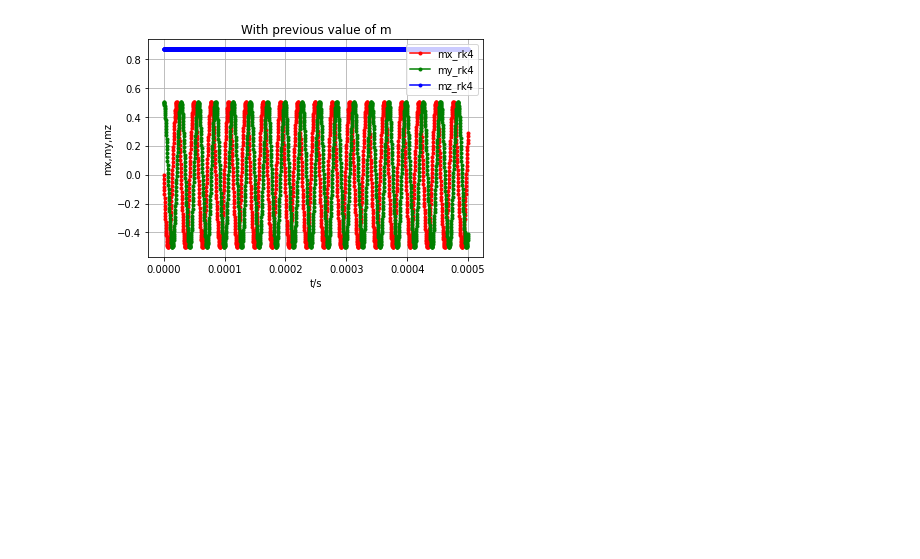
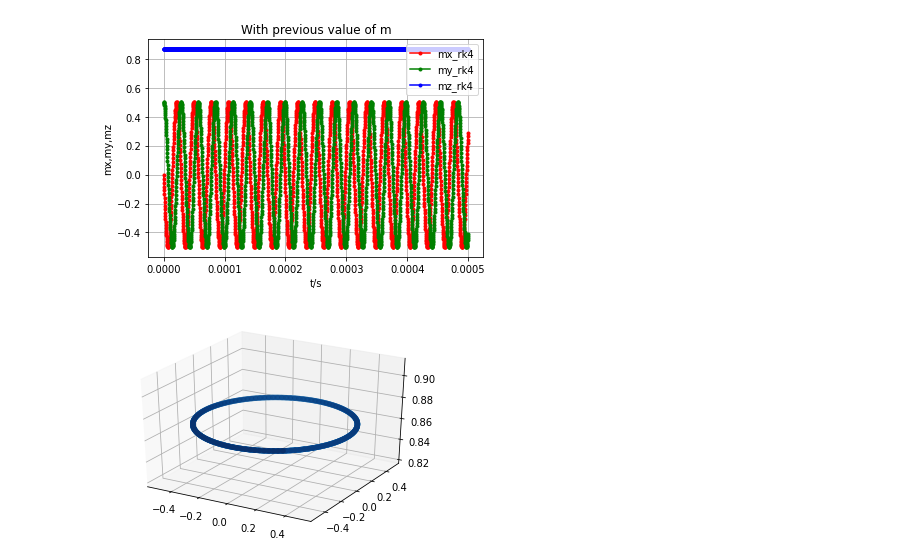
Before and after one commit to Hernandope/spintronics, a Jupyter notebook: runge_kutta.ipynb, the cells around one changed output. Cells and saved outputs as stored; diff of their text form; code cells hidden in the pictures; blank space fills up the shorter version.

```diff
--- a/runge_kutta.ipynb
+++ b/runge_kutta.ipynb
@@ -188,3 +155,11 @@ plt.grid()
 plt.show()
 # %% [output]
 [figure]
+# %%
+fig = plt.figure()
+ax = plt.axes(projection='3d')
+
+# ax.plot3D(mx, my, mz, 'gray')
+ax.scatter3D(mx, my, mz, c=t_axis, cmap='Blues');
+# %% [output]
+[figure, added]
```
Also changed, not shown: parts of 9 cells of this notebook.
